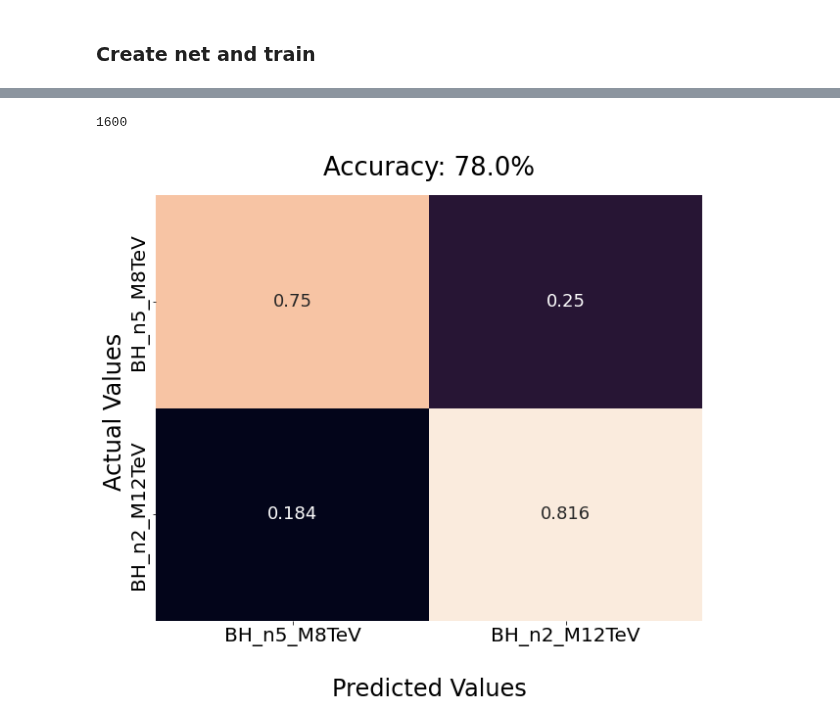
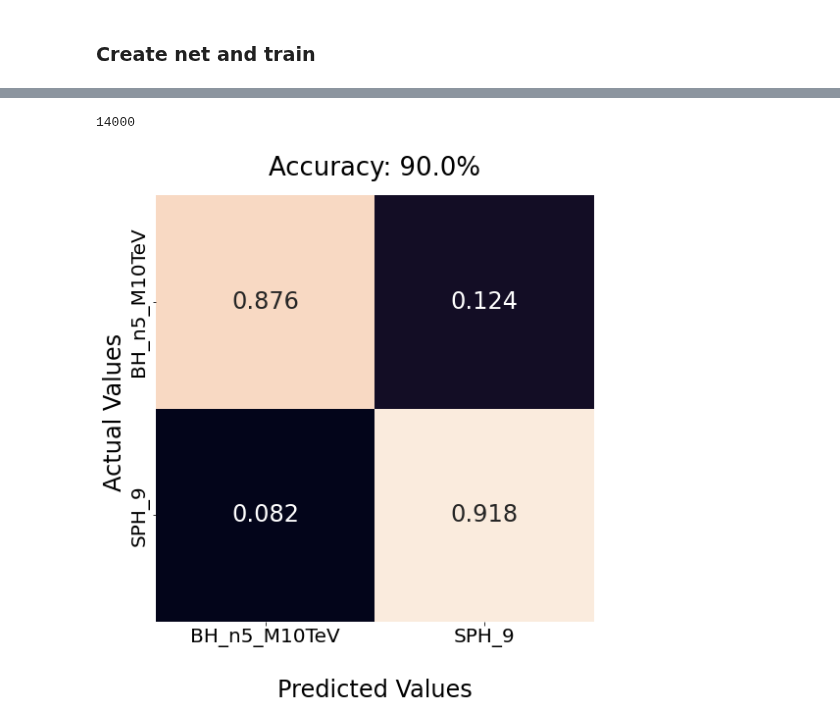
Before and after one commit to choisant/imcalML, a Jupyter notebook: notebooks/resnet.ipynb, the cells around one changed output, grey strips where cells are left out. Cells and saved outputs as stored; diff of their text form; code cells hidden in the pictures.

```diff
--- a/notebooks/resnet.ipynb
+++ b/notebooks/resnet.ipynb
@@ -38,18 +38,18 @@ from imcal import CalorimeterDataset
 from imcal import RandomRoll
 # %%
 #variables controlled by the user. Change these to fit your specific needs.
-VAL_PCT = 0.8 #The percentage of the data to be used as the validation set.
+VAL_PCT = 0.7 #The percentage of the data to be used as the validation set.
 N_EVENTS = 10000 #Number of events to process for each class. If higher than the available number of events an exception will be raised.
 
 #N_LABELS = [0, 1, 2] #A list containing the classes of n number of jets we wish to train for
 #LABELS = ["black_holes", "ttbar", "sphalerons"]
 #FILENAMES = ["black_holes_9996_events_n.h5", "ttbar_13TeV_pTmin1000_10000_events_n.h5", "sphalerons_10000_events_n.h5"]
 
-#LABELS = ["BH_n5_M10TeV", "SPH_9TeV"]
-LABELS = ["BH_n5_M8TeV", "BH_n2_M12TeV"]
-N_LABELS = [0, 1] #integer labels for the model
-#FILENAMES = ["BH_n5_M10_10000_events.h5", "PP13-Sphaleron-THR9-FRZ15-NB0-NSUBPALL_10000_events.h5"]
-FILENAMES = ["BH_n5_M8_10000_events.h5", "BH_n2_M12_10000_events.h5"]
+#LABELS = ["BH_n2_M12", "BH_n5_M8", "SPH_9"]
+LABELS = ["BH_n5_M10TeV", "SPH_9"]
+#N_LABELS = [0, 1] #integer labels for the model
+#FILENAMES = ["BH_n2_M12_10000_events.h5", "BH_n5_M8_10000_events.h5", "PP13-Sphaleron-THR9-FRZ15-NB0-NSUBPALL_10000_events.h5"]
+FILENAMES = ["BH_n5_M10_res100_10000_events.h5", "PP13-Sphaleron-THR9-FRZ15-NB0-NSUBPALL_res100_10000_events.h5"]
 #filters = ["saturate", "normalise"]
 filters=["saturate"]
 
@@ -62,6 +62,7 @@ print(MODEL_NAME)
 
 if torch.cuda.is_available():
     device = torch.device("cuda")
+    torch.cuda.empty_cache()
     print("Running on the GPU")
 else:
     device = torch.device("cpu")
@@ -79,7 +80,7 @@ def load_hd5_histogram(path:Path, n_events:int):
         print(f"Loaded data with {len(arr)} entries of shape {np.shape(arr)}")
         print(f"Check max value: {np.max(arr)}")
         #Filters (normalise etc)
-        arr = apply_filters(filters, arr, maxvalue=2000)
+        #arr = apply_filters(filters, arr, maxvalue=2000)
         return Tensor(arr)
 
 def label_maker(n_classes:int, n_events:int):
@@ -114,7 +115,7 @@ class RandomRoll(torch.nn.Module):
             PIL Image or Tensor: Randomly rolled image.
         """
         roll_axis = self.roll_axis
-        #shift = torch.randint(low=0, high=5, size=(1,1)).item()
+        shift = torch.randint(low=0, high=list(img.shape)[roll_axis], size=(1,1)).item()
         img = torch.roll(img, shift, roll_axis)
         return img
 
@@ -135,13 +136,13 @@ def load_datasets(input_files, data_path, n_events, val_pct=0.1):
     print(f"There are {len(data)} classes.")
 
     transforms = torch.nn.Sequential(
-        torchv.transforms.RandomHorizontalFlip(),
         torchv.transforms.RandomVerticalFlip(),
+        #torchv.transforms.RandomHorizontalFlip(),
         RandomRoll(0)
     )
 
-    #train_dataset = CalorimeterDataset(Cal_train, labels_train, transform=transforms)
-    train_dataset = CalorimeterDataset(Cal_train, labels_train)
+    train_dataset = CalorimeterDataset(Cal_train, labels_train, transform=transforms)
+    #train_dataset = CalorimeterDataset(Cal_train, labels_train)
     test_dataset = CalorimeterDataset(Cal_test, labels_test)
 
     return train_dataset, test_dataset
@@ -234,28 +245,28 @@ truth, preds = predict(resnet, testdata, 100, RES, device)
 confusion = pd.DataFrame(dict(zip(["Truth", "Predictions"], [truth, preds])))
 accuracy = accuracy_score(truth, preds, normalize=True)
 # %% [output]
-1600
+14000
 # %%
 from sklearn.metrics import confusion_matrix
 import seaborn as sn
 
-fig, ax = plt.subplots(figsize = (10, 8))
+fig, ax = plt.subplots(figsize = (8, 8))
 
 #Generate the confusion matrix
 cf_matrix = confusion_matrix(confusion["Truth"], confusion["Predictions"], normalize="true")
 cf_matrix = np.round(cf_matrix, 3)
-ax = sn.heatmap(cf_matrix, annot=True, cbar=False, cmap='rocket', fmt='g',annot_kws={"size": 18})
+ax = sn.heatmap(cf_matrix, annot=True, cbar=False, cmap='rocket', fmt='g',annot_kws={"size": 24})
 
 #ax.set_title('Confusion matrix\n\n', size=24)
 ax.set_xlabel('\nPredicted Values', size=24)
 ax.set_ylabel('Actual Values ', size=24)
 
 ## Ticket labels - List must be in alphabetical order
 ax.xaxis.set_ticklabels(LABELS, size=20)
 ax.yaxis.set_ticklabels(LABELS, size=20)
 ax.set_title(f"Accuracy: {round(accuracy, 2)*100}%", size=26, pad=20)
 
 ## Display the visualization of the Confusion Matrix.
 plt.show()
 # %% [output]
-[figure, old version]
+[figure, new version]
```
Also changed, not shown: parts of 9 cells of this notebook, 7 other files.
